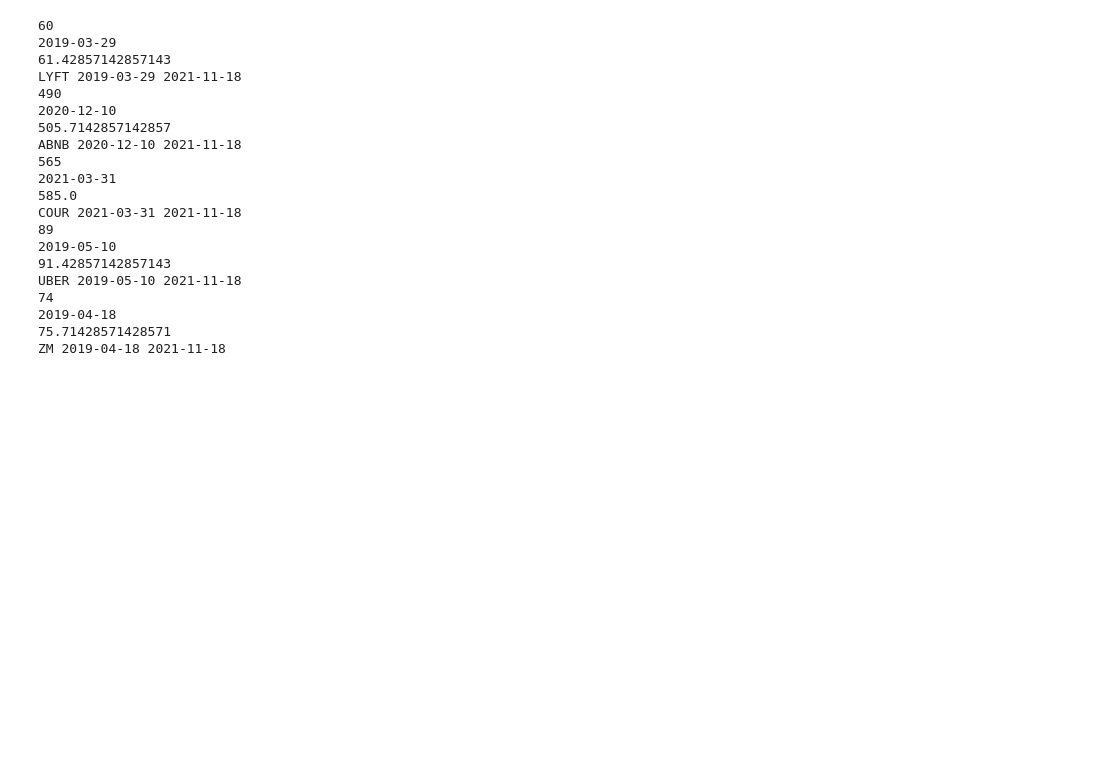
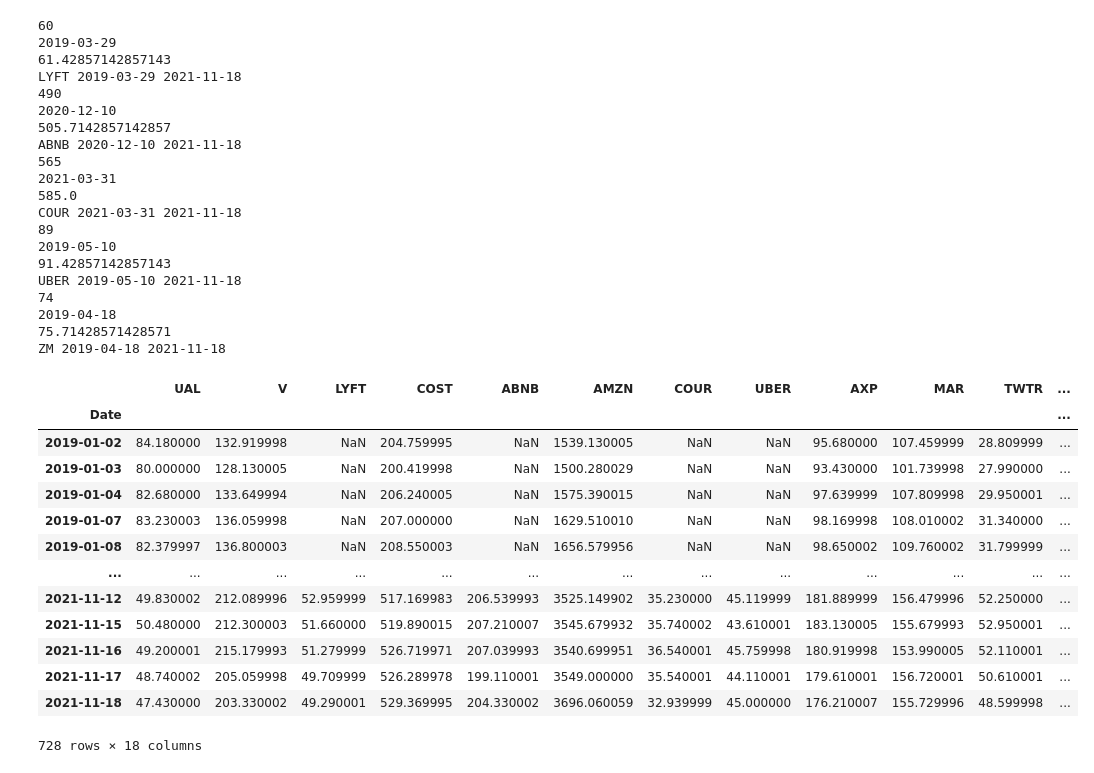
Before and after one commit to ShantanuKamath/IDSFinalProject, a Jupyter notebook: Stocks Data .ipynb, the cells around one changed output. Drawn from its saved outputs; the diff is of its cells as text; code cells hidden in the pictures; blank space fills up the shorter version.

```diff
--- a/Stocks Data .ipynb
+++ b/Stocks Data .ipynb
@@ -52,6 +54,21 @@ UBER 2019-05-10 2021-11-18
 75.71428571428571
 ZM 2019-04-18 2021-11-18
 # %%
-# merged_df = merged_df.fillna(0)
+merged_df
+# %% [output]
+|  | UAL | V | LYFT | COST | ABNB | AMZN | COUR | UBER | AXP | MAR | TWTR | ... |
+| Date |  |  |  |  |  |  |  |  |  |  |  | ... |
+| 2019-01-02 | 84.180000 | 132.919998 | NaN | 204.759995 | NaN | 1539.130005 | NaN | NaN | 95.680000 | 107.459999 | 28.809999 | ... |
+| 2019-01-03 | 80.000000 | 128.130005 | NaN | 200.419998 | NaN | 1500.280029 | NaN | NaN | 93.430000 | 101.739998 | 27.990000 | ... |
+| 2019-01-04 | 82.680000 | 133.649994 | NaN | 206.240005 | NaN | 1575.390015 | NaN | NaN | 97.639999 | 107.809998 | 29.950001 | ... |
+| 2019-01-07 | 83.230003 | 136.059998 | NaN | 207.000000 | NaN | 1629.510010 | NaN | NaN | 98.169998 | 108.010002 | 31.340000 | ... |
+| 2019-01-08 | 82.379997 | 136.800003 | NaN | 208.550003 | NaN | 1656.579956 | NaN | NaN | 98.650002 | 109.760002 | 31.799999 | ... |
+| ... | ... | ... | ... | ... | ... | ... | ... | ... | ... | ... | ... | ... |
+| 2021-11-12 | 49.830002 | 212.089996 | 52.959999 | 517.169983 | 206.539993 | 3525.149902 | 35.230000 | 45.119999 | 181.889999 | 156.479996 | 52.250000 | ... |
+| 2021-11-15 | 50.480000 | 212.300003 | 51.660000 | 519.890015 | 207.210007 | 3545.679932 | 35.740002 | 43.610001 | 183.130005 | 155.679993 | 52.950001 | ... |
+| 2021-11-16 | 49.200001 | 215.179993 | 51.279999 | 526.719971 | 207.039993 | 3540.699951 | 36.540001 | 45.759998 | 180.919998 | 153.990005 | 52.110001 | ... |
+| 2021-11-17 | 48.740002 | 205.059998 | 49.709999 | 526.289978 | 199.110001 | 3549.000000 | 35.540001 | 44.110001 | 179.610001 | 156.720001 | 50.610001 | ... |
+| 2021-11-18 | 47.430000 | 203.330002 | 49.290001 | 529.369995 | 204.330002 | 3696.060059 | 32.939999 | 45.000000 | 176.210007 | 155.729996 | 48.599998 | ... |
+728 rows × 18 columns
 # %%
 merged_df.to_csv("./Data/DailyStockData.csv")
```
Also changed, not shown: parts of 4 cells of this notebook.
